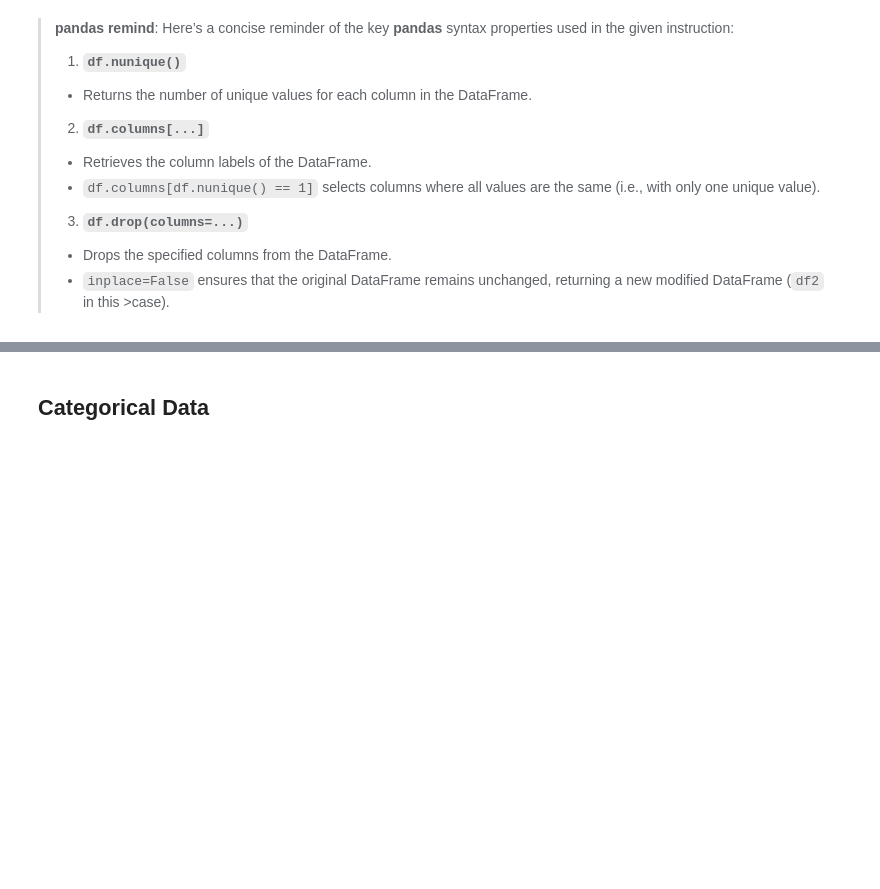
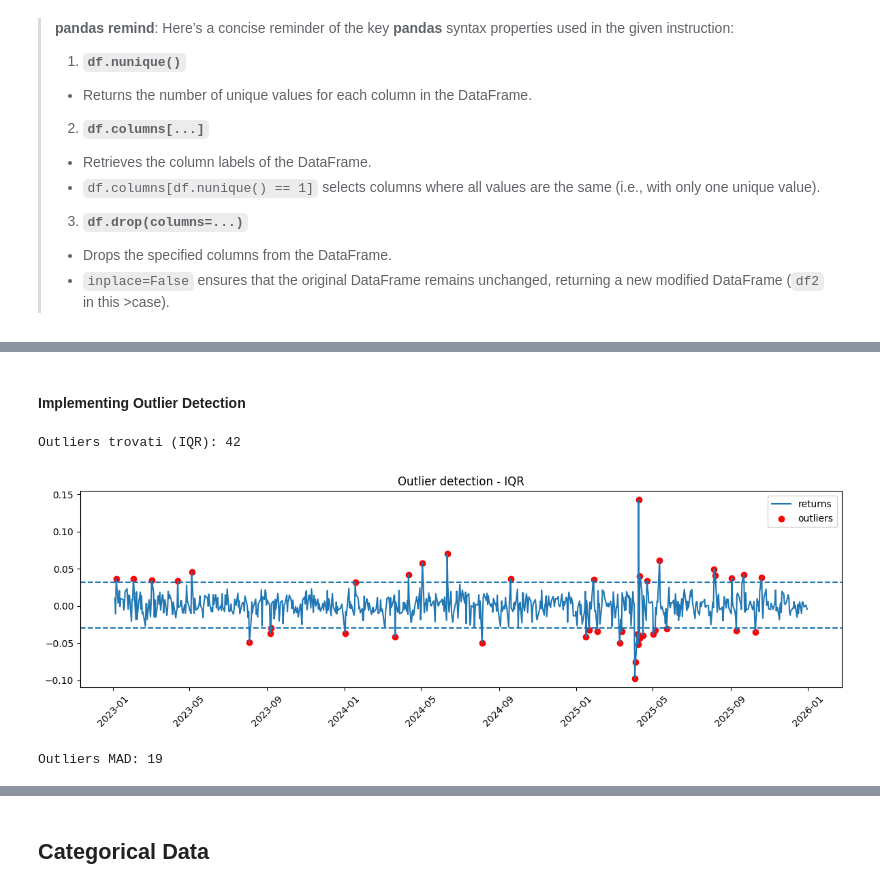
Before and after one commit to polyhedron-gdl/ml-for-finance-intro, a Jupyter notebook: 2026/01-notebooks/nb-lesson-2-1.ipynb, the cells around one changed output, grey strips where cells are left out. Saved outputs shown, nothing was run; the diff lists cells and outputs as text; code cells hidden in the pictures; blank space fills up the shorter version.

```diff
--- a/2026/01-notebooks/nb-lesson-2-1.ipynb
+++ b/2026/01-notebooks/nb-lesson-2-1.ipynb
@@ -421,0 +541,8 @@ df
+# %%
+file_path = "apple_price_returns.xlsx"
+
+df = pd.read_excel(file_path)
+# %%
+df["date"] = pd.to_datetime(df["date"], errors="coerce")
+df = df.dropna(subset=["date"]).set_index("date").sort_index()
+df.head()
@@ -421,0 +557,44 @@ df
+# %% [markdown]
+#### Implementing Outlier Detection
+# %%
+def detect_outliers_iqr(series, k=1.5):
+    Q1 = series.quantile(0.25)
+    Q3 = series.quantile(0.75)
+    IQR = Q3 - Q1
+
+    lower = Q1 - k * IQR
+    upper = Q3 + k * IQR
+
+    mask = (series < lower) | (series > upper)
+    return mask, lower, upper
+# %%
+# Example usage
+mask_iqr, lower, upper = detect_outliers_iqr(df['return'])
+# %%
+print("Outliers trovati (IQR):", mask_iqr.sum())
+# %% [output]
+Outliers trovati (IQR): 42
+# %%
+import matplotlib.dates as mdates
+
+r = df['return']
+
+plt.figure(figsize=(12,4))
+plt.plot(r.index, r, label="returns")
+
+plt.scatter(r.index[mask_iqr], r[mask_iqr], color="red", label="outliers")
+
+plt.axhline(upper, linestyle="--")
+plt.axhline(lower, linestyle="--")
+
+# formattazione asse temporale
+plt.gca().xaxis.set_major_locator(mdates.AutoDateLocator())
+plt.gca().xaxis.set_major_formatter(mdates.DateFormatter('%Y-%m'))
+
+plt.xticks(rotation=45)
+plt.legend()
+plt.title("Outlier detection - IQR")
+plt.tight_layout()
+plt.show()
+# %% [output]
+[figure, added]
@@ -421,0 +610,5 @@ df
+# %%
+mask_mad, score = outliers_mad(df['return'])
+print("Outliers MAD:", mask_mad.sum())
+# %% [output]
+Outliers MAD: 19
```
Also changed, not shown: parts of 94 cells of this notebook, 2 other files.
